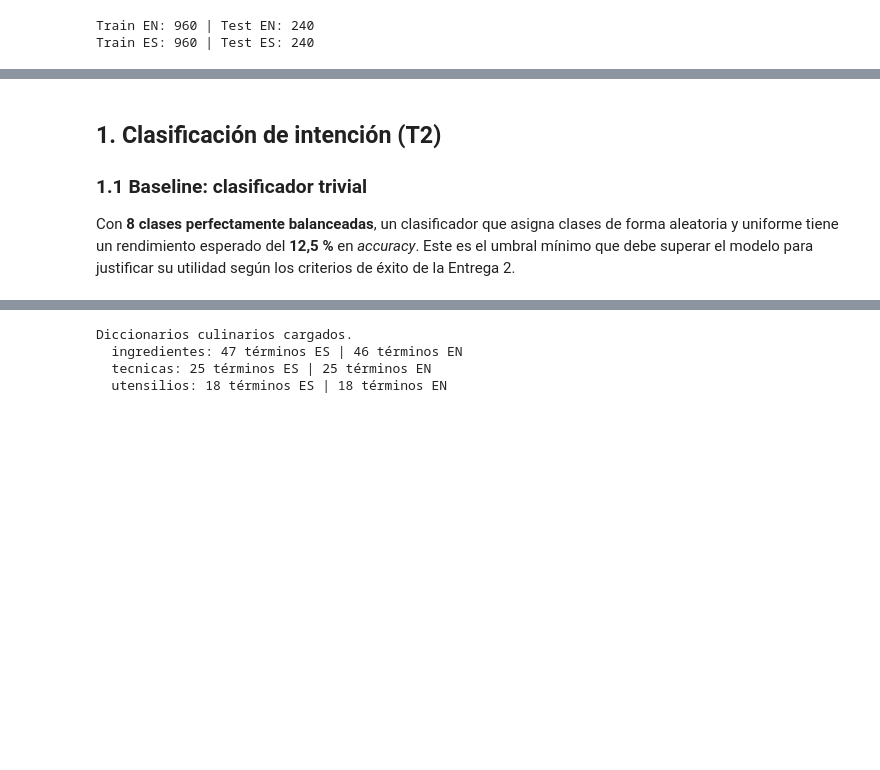
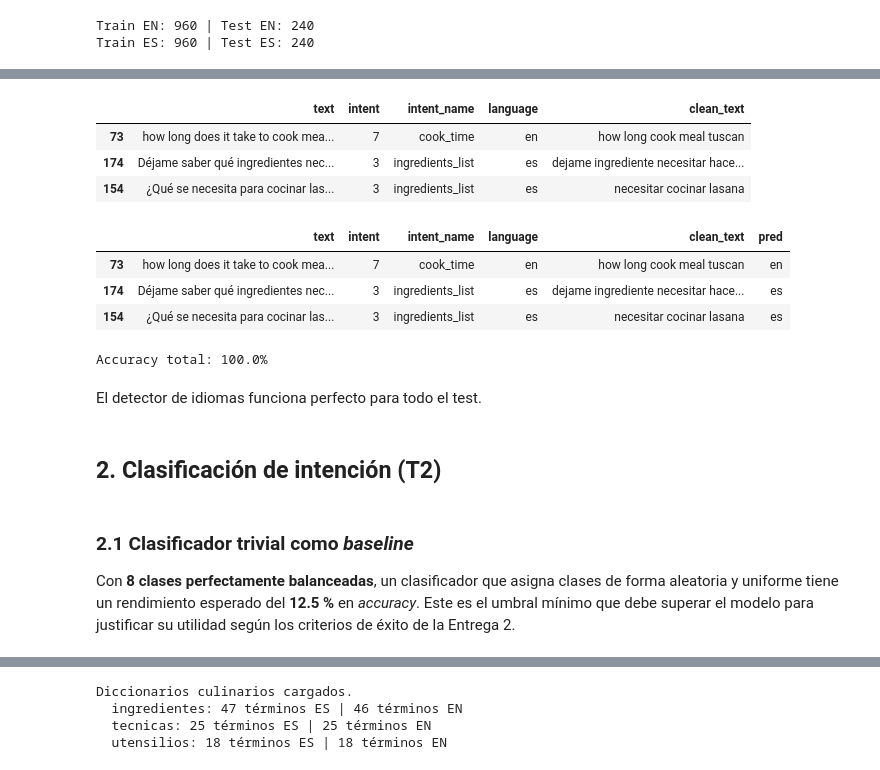
Before and after one commit to antoniommff/pln-faq-assistant, a Jupyter notebook: PoC_PLN.ipynb, the cells around one changed output, grey strips where cells are left out. Saved outputs shown, nothing was run; the diff lists cells and outputs as text; code cells hidden in the pictures; blank space fills up the shorter version.

```diff
--- a/PoC_PLN.ipynb
+++ b/PoC_PLN.ipynb
@@ -76,9 +105,39 @@ Train ES: 960 | Test ES: 240
+# %%
+data_language = pd.concat([data_test_en, data_test_es]).sample(frac=1, random_state=SEED)
+data_language[:3]
+# %% [output]
+|  | text | intent | intent_name | language | clean_text |
+| 73 | how long does it take to cook mea... | 7 | cook_time | en | how long cook meal tuscan |
+| 174 | Déjame saber qué ingredientes nec... | 3 | ingredients_list | es | dejame ingrediente necesitar hace... |
+| 154 | ¿Qué se necesita para cocinar las... | 3 | ingredients_list | es | necesitar cocinar lasana |
+# %%
+from lingua import Language, LanguageDetectorBuilder
+
+detector = LanguageDetectorBuilder.from_languages(Language.SPANISH, Language.ENGLISH).build()
+
+def predecir_idioma(texto):
+    idioma_lingua = detector.detect_language_of(texto)
+    return 'es' if idioma_lingua == Language.SPANISH else 'en'
+
+data_language['pred'] = data_language['text'].apply(predecir_idioma)
+# %% [output]
+|  | text | intent | intent_name | language | clean_text | pred |
+| 73 | how long does it take to cook mea... | 7 | cook_time | en | how long cook meal tuscan | en |
+| 174 | Déjame saber qué ingredientes nec... | 3 | ingredients_list | es | dejame ingrediente necesitar hace... | es |
+| 154 | ¿Qué se necesita para cocinar las... | 3 | ingredients_list | es | necesitar cocinar lasana | es |
+# %%
+accuracy = accuracy_score(data_language['language'], data_language['pred'])
+print(f"Accuracy total: {accuracy:.1%}")
+# %% [output]
+Accuracy total: 100.0%
+# %% [markdown]
+El detector de idiomas funciona perfecto para todo el test.
+# %% [markdown]
+## 2. Clasificación de intención (T2)
 # %% [markdown]
-## 1. Clasificación de intención (T2)
+### 2.1 Clasificador trivial como *baseline*
 
-### 1.1 Baseline: clasificador trivial
-
-Con **8 clases perfectamente balanceadas**, un clasificador que asigna clases de forma aleatoria y uniforme tiene un rendimiento esperado del **12,5 %** en *accuracy*. Este es el umbral mínimo que debe superar el modelo para justificar su utilidad según los criterios de éxito de la Entrega 2.
+Con **8 clases perfectamente balanceadas**, un clasificador que asigna clases de forma aleatoria y uniforme tiene un rendimiento esperado del **12.5 %** en *accuracy*. Este es el umbral mínimo que debe superar el modelo para justificar su utilidad según los criterios de éxito de la Entrega 2.
 # %%
 from sklearn.dummy import DummyClassifier
 from sklearn.metrics import accuracy_score
```
Also changed, not shown: parts of 31 cells of this notebook, 8 other files.
